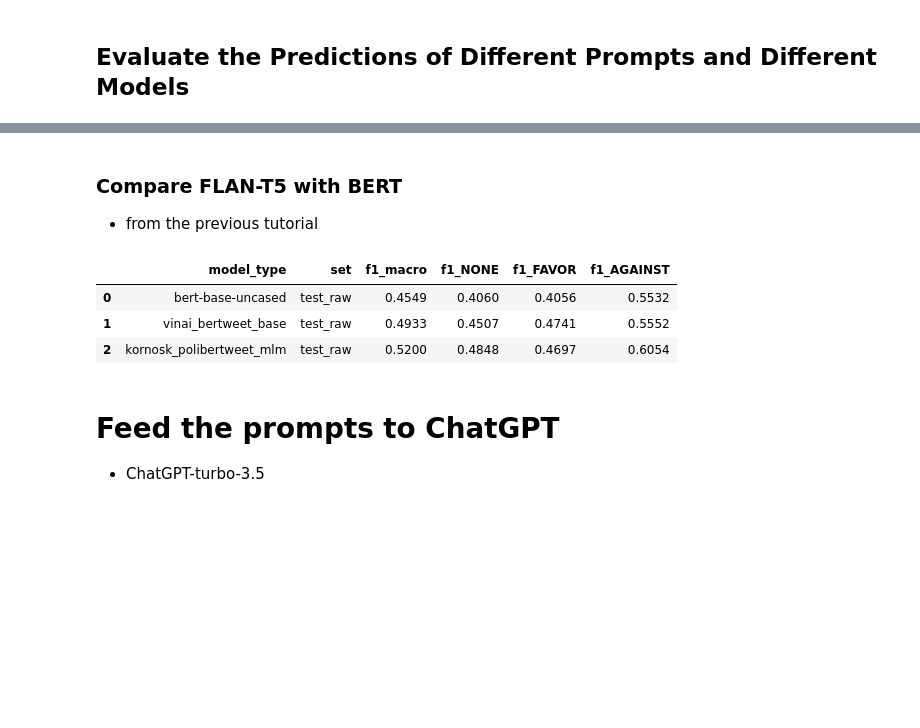
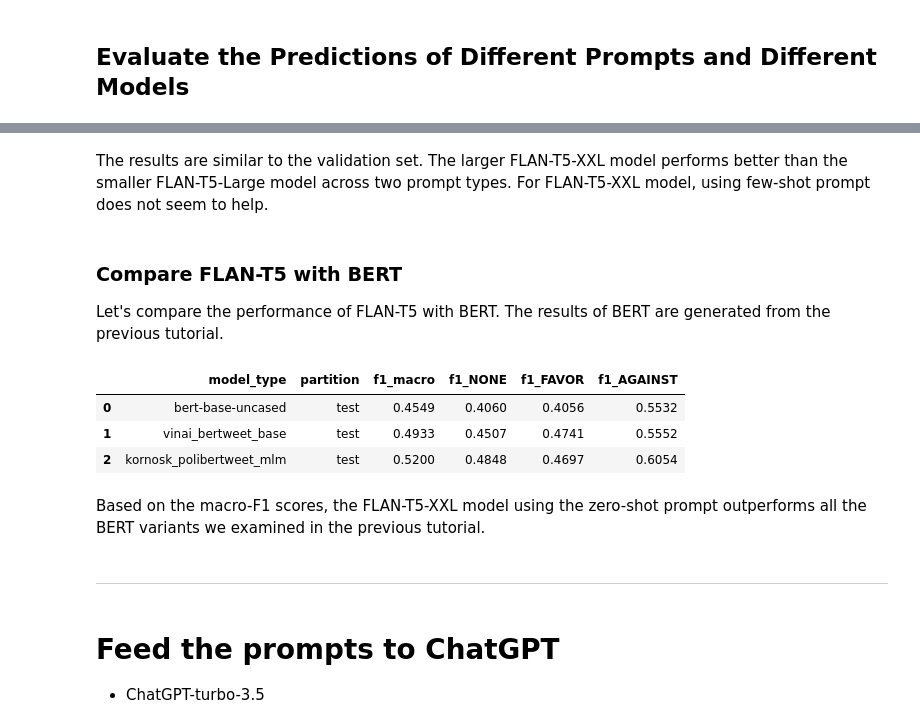
Before and after one commit to yunshiuan/prelim_stance_detection, a Jupyter notebook: llm-prompting_colab.ipynb, the cells around one changed output, grey strips where cells are left out. Saved outputs shown, nothing was run; the diff lists cells and outputs as text; code cells hidden in the pictures; blank space fills up the shorter version.

Commit message:
WIP, llm-prompting_colab

```diff
--- a/llm-prompting_colab.ipynb
+++ b/llm-prompting_colab.ipynb
@@ -775,19 +831,30 @@ df_hightlight_metrics_flan_t5
+# %% [markdown]
+The results are similar to the validation set. The larger FLAN-T5-XXL model performs better than the smaller FLAN-T5-Large model across two prompt types. For FLAN-T5-XXL model, using few-shot prompt does not seem to help.
 # %% [markdown]
 ### Compare FLAN-T5 with BERT
 
-- from the previous tutorial
+Let's compare the performance of FLAN-T5 with BERT. The results of BERT are generated from the previous tutorial.
 # %%
 df_hightlight_metrics_bert = pd.read_csv(join(par.PATH_RESULT_SEM_EVAL_TUNING,"summary","metrics_highlights.csv"))
 df_hightlight_metrics_bert = df_hightlight_metrics_bert[["version","set","f1_macro","f1_NONE","f1_FAVOR","f1_AGAINST"]][df_hightlight_metrics_bert.set.isin(["test_raw"])].rename(columns={"version":"model_type"})
 # reorder the rows
 df_hightlight_metrics_bert['model_type'] = pd.Categorical(df_hightlight_metrics_bert['model_type'], categories=["bert-base-uncased","vinai_bertweet_base","kornosk_polibertweet_mlm"], ordered=True)
 df_hightlight_metrics_bert = df_hightlight_metrics_bert.sort_values(by=["model_type"]).reset_index(drop=True)
+# rename columns
+df_hightlight_metrics_bert = df_hightlight_metrics_bert.rename(columns={"set":"partition"})
+# convert "test_raw" to "test" (in the partition column)
+df_hightlight_metrics_bert.loc[df_hightlight_metrics_bert["partition"]=="test_raw","partition"] = "test"
+
 df_hightlight_metrics_bert
 # %% [output]
-|  | model_type | set | f1_macro | f1_NONE | f1_FAVOR | f1_AGAINST |
-| 0 | bert-base-uncased | test_raw | 0.4549 | 0.4060 | 0.4056 | 0.5532 |
-| 1 | vinai_bertweet_base | test_raw | 0.4933 | 0.4507 | 0.4741 | 0.5552 |
-| 2 | kornosk_polibertweet_mlm | test_raw | 0.5200 | 0.4848 | 0.4697 | 0.6054 |
+|  | model_type | partition | f1_macro | f1_NONE | f1_FAVOR | f1_AGAINST |
+| 0 | bert-base-uncased | test | 0.4549 | 0.4060 | 0.4056 | 0.5532 |
+| 1 | vinai_bertweet_base | test | 0.4933 | 0.4507 | 0.4741 | 0.5552 |
+| 2 | kornosk_polibertweet_mlm | test | 0.5200 | 0.4848 | 0.4697 | 0.6054 |
+# %% [markdown]
+Based on the macro-F1 scores, the FLAN-T5-XXL model using the zero-shot prompt outperforms all the BERT variants we examined in the previous tutorial.
+# %% [markdown]
+****
 # %% [markdown]
 # Feed the prompts to ChatGPT
 - ChatGPT-turbo-3.5
```
Also changed, not shown: parts of 30 cells of this notebook, 1 other file.
